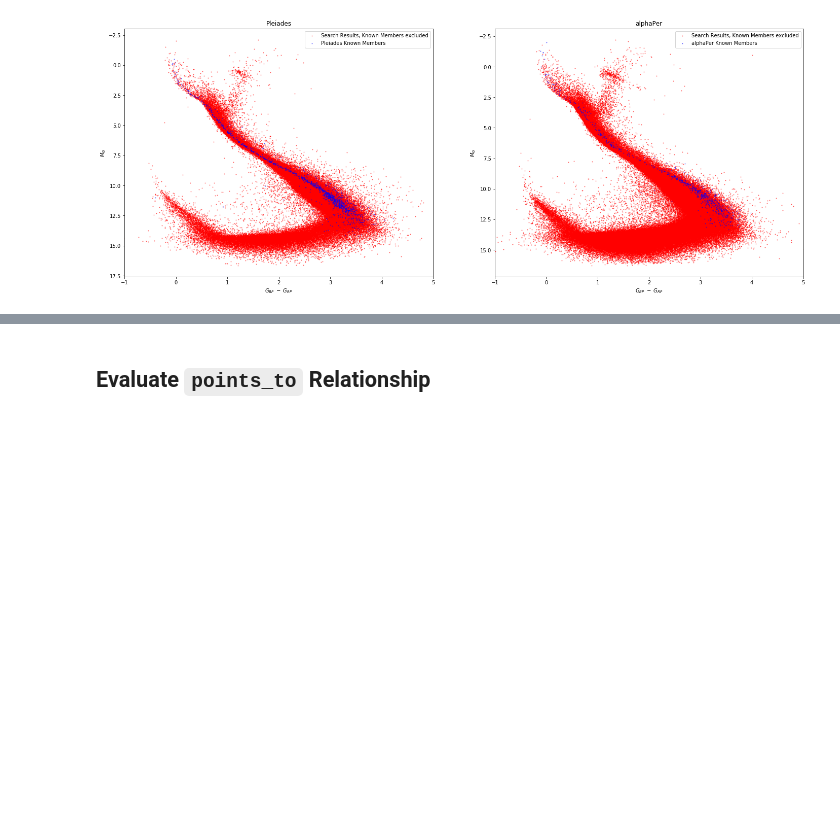
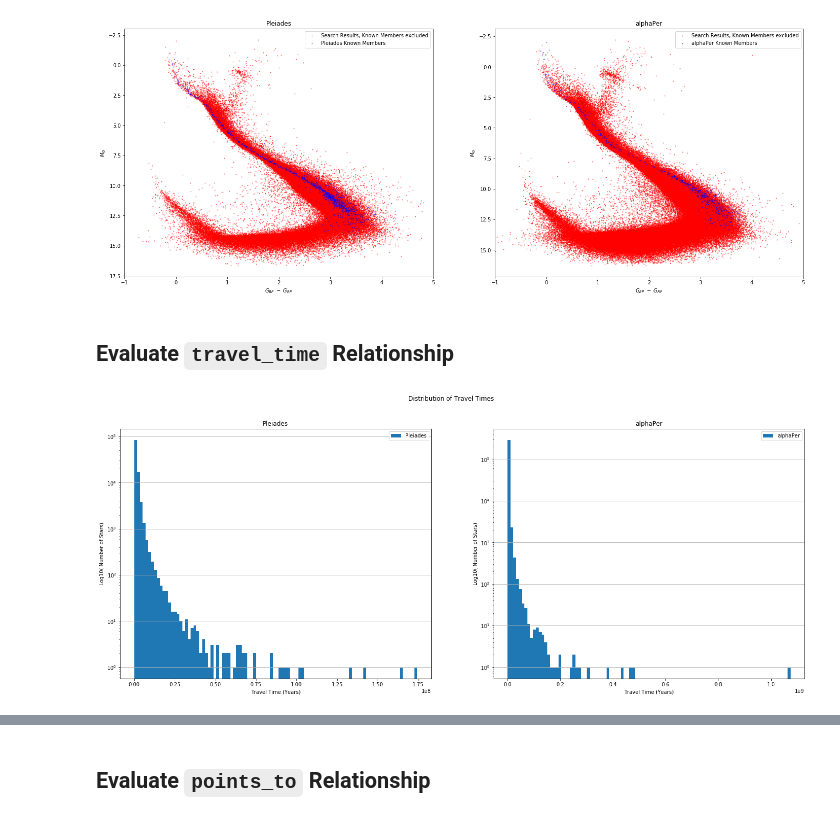
Before and after one commit to kevinmcmanus/runawaysearch, a Jupyter notebook: RunawaySearch.ipynb, the cells around one changed output, grey strips where cells are left out. Saved outputs shown, nothing was run; the diff lists cells and outputs as text; code cells hidden in the pictures; blank space fills up the shorter version.

```diff
--- a/RunawaySearch.ipynb
+++ b/RunawaySearch.ipynb
@@ -139,3 +100,5 @@ for i, cl in enumerate(cluster_names):
     ax[i].legend()
 # %% [output]
 [figure]
+# %% [markdown]
+## Evaluate `travel_time` Relationship
@@ -141,0 +108,13 @@ for i, cl in enumerate(cluster_names):
+# %%
+fig = plt.figure(figsize=(24,9))
+ax = fig.subplots(1,2)
+for i, cl in enumerate(cluster_names):
+    ax[i].hist(search_results[cl].objs.travel_time, bins=100, log=True, label=cl)
+    ax[i].set_title(cl)
+    ax[i].set_xlabel('Travel Time (Years)')
+    ax[i].set_ylabel('Log10( Number of Stars)')
+    ax[i].legend()
+    ax[i].grid(axis='y')
+zz = fig.suptitle('Distribution of Travel Times')
+# %% [output]
+[figure, added]
```
Also changed, not shown: parts of 10 cells of this notebook, 3 other files.
